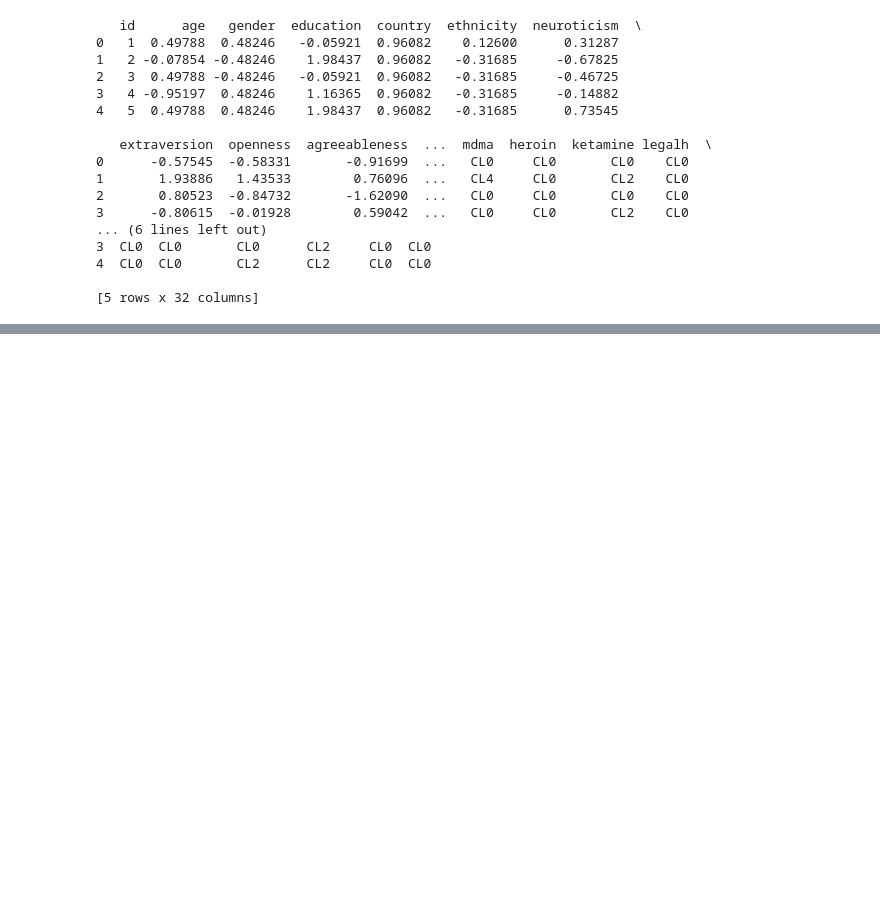
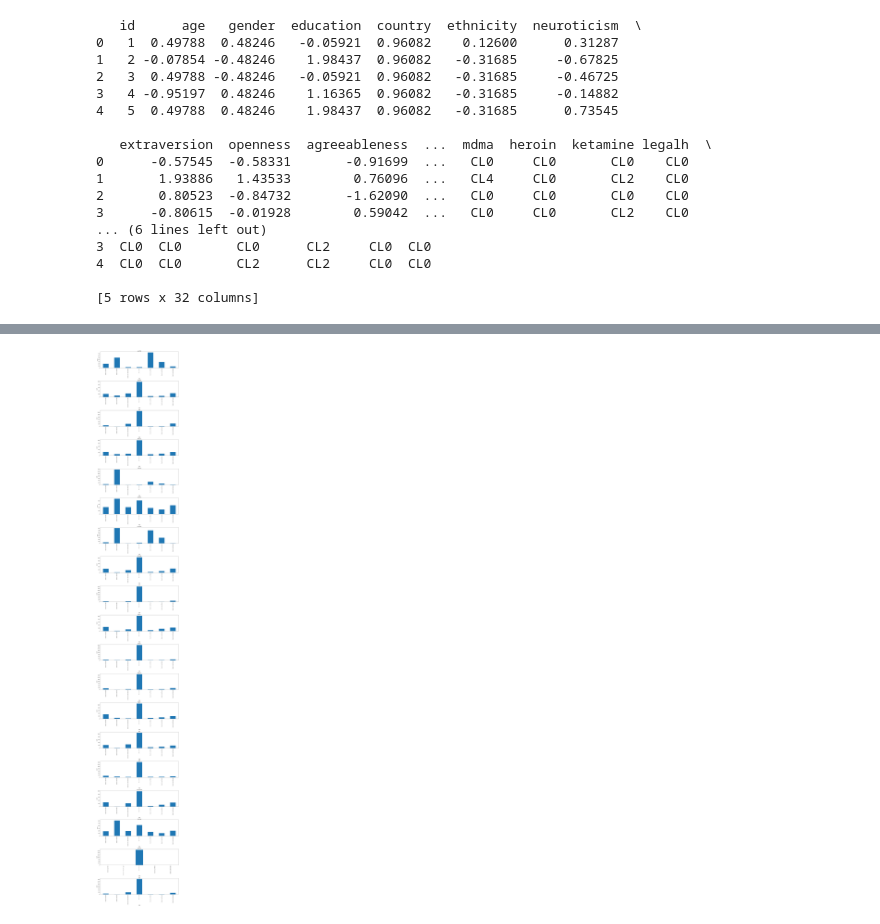
Before and after one commit to kambielawski/uciml_data_analysis, a Jupyter notebook: Drug_Consumption_Scratchpad.ipynb, the cells around one changed output, grey strips where cells are left out. Cells and saved outputs as stored; diff of their text form; code cells hidden in the pictures; blank space fills up the shorter version.

```diff
--- a/Drug_Consumption_Scratchpad.ipynb
+++ b/Drug_Consumption_Scratchpad.ipynb
@@ -227,0 +285,19 @@ print(labeled_data.head())
+# %%
+# let's look at the drug use of this population as well
+
+drug_counts = {}
+for d in drugs:
+    drug_counts[d] = labeled_data[d].value_counts(sort=False)
+# %%
+use_fig, use_axs = plt.subplots(len(drugs), 1, figsize=(15, 100))
+for i, d in enumerate(drugs):
+    drug_counts[d].plot(
+        kind='bar',
+        ax=use_axs[i],
+        title=d,
+        xlabel='usage',
+        ylabel='count',
+    )
+use_fig.tight_layout()
+# %% [output]
+[figure, added]
```
Also changed, not shown: parts of 9 cells of this notebook, 2 other files.
